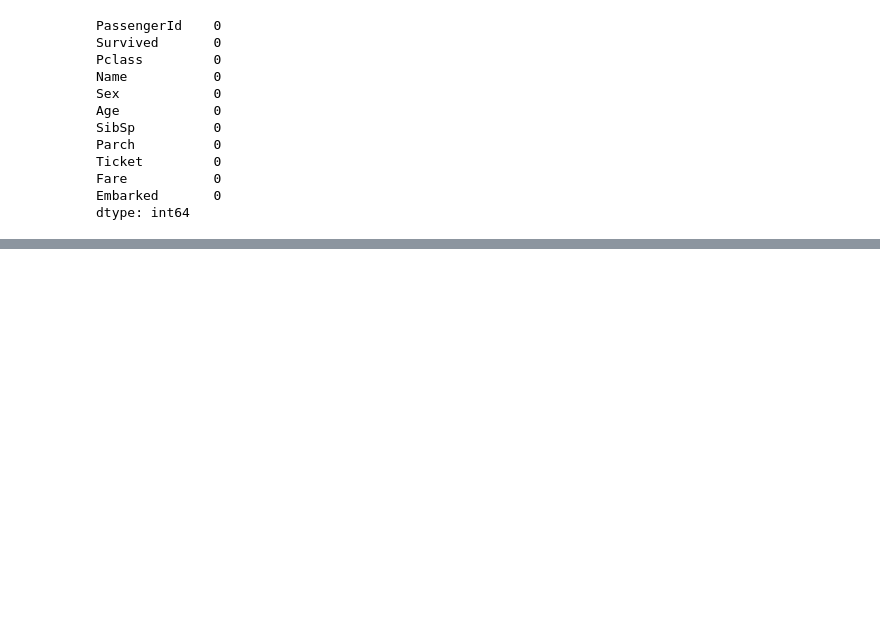
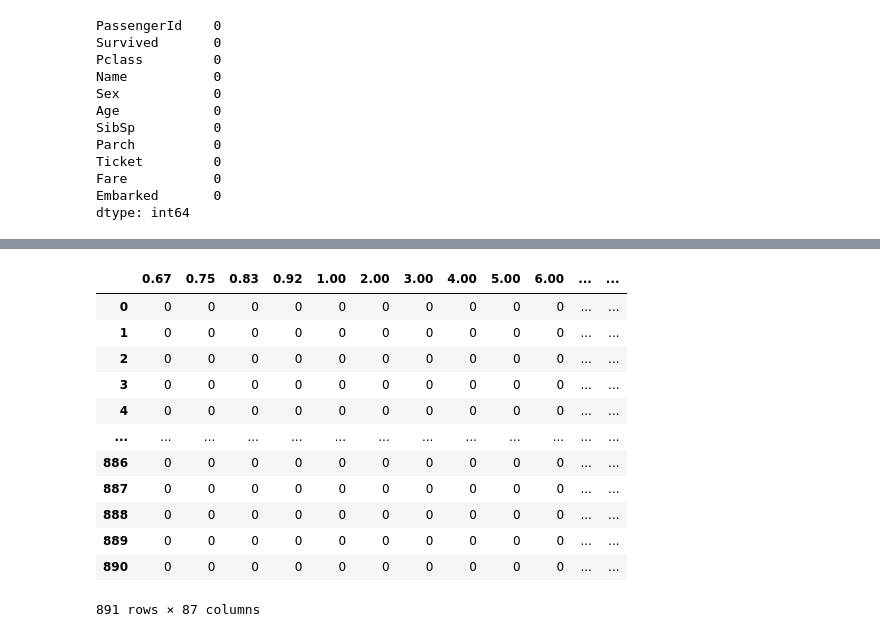
Before and after one commit to madhukudumula2007-cyber/SAHE_2026_Workshop, a Jupyter notebook: Untitled.ipynb, the cells around one changed output, grey strips where cells are left out. Drawn from its saved outputs; the diff is of its cells as text; code cells hidden in the pictures; blank space fills up the shorter version.

```diff
--- a/Untitled.ipynb
+++ b/Untitled.ipynb
@@ -565,0 +578,2 @@ dtype: int64
+# %%
+data=pd.read_csv("titanic.csv")
@@ -565,0 +622,19 @@ dtype: int64
+# %%
+age=pd.get_dummies(data['Age'],
+                     drop_first=True,
+                     dtype=int)
+age
+# %% [output]
+|  | 0.67 | 0.75 | 0.83 | 0.92 | 1.00 | 2.00 | 3.00 | 4.00 | 5.00 | 6.00 | ... | ... |
+| 0 | 0 | 0 | 0 | 0 | 0 | 0 | 0 | 0 | 0 | 0 | ... | ... |
+| 1 | 0 | 0 | 0 | 0 | 0 | 0 | 0 | 0 | 0 | 0 | ... | ... |
+| 2 | 0 | 0 | 0 | 0 | 0 | 0 | 0 | 0 | 0 | 0 | ... | ... |
+| 3 | 0 | 0 | 0 | 0 | 0 | 0 | 0 | 0 | 0 | 0 | ... | ... |
+| 4 | 0 | 0 | 0 | 0 | 0 | 0 | 0 | 0 | 0 | 0 | ... | ... |
+| ... | ... | ... | ... | ... | ... | ... | ... | ... | ... | ... | ... | ... |
+| 886 | 0 | 0 | 0 | 0 | 0 | 0 | 0 | 0 | 0 | 0 | ... | ... |
+| 887 | 0 | 0 | 0 | 0 | 0 | 0 | 0 | 0 | 0 | 0 | ... | ... |
+| 888 | 0 | 0 | 0 | 0 | 0 | 0 | 0 | 0 | 0 | 0 | ... | ... |
+| 889 | 0 | 0 | 0 | 0 | 0 | 0 | 0 | 0 | 0 | 0 | ... | ... |
+| 890 | 0 | 0 | 0 | 0 | 0 | 0 | 0 | 0 | 0 | 0 | ... | ... |
+891 rows × 87 columns
```
Also changed, not shown: parts of 10 cells of this notebook.
